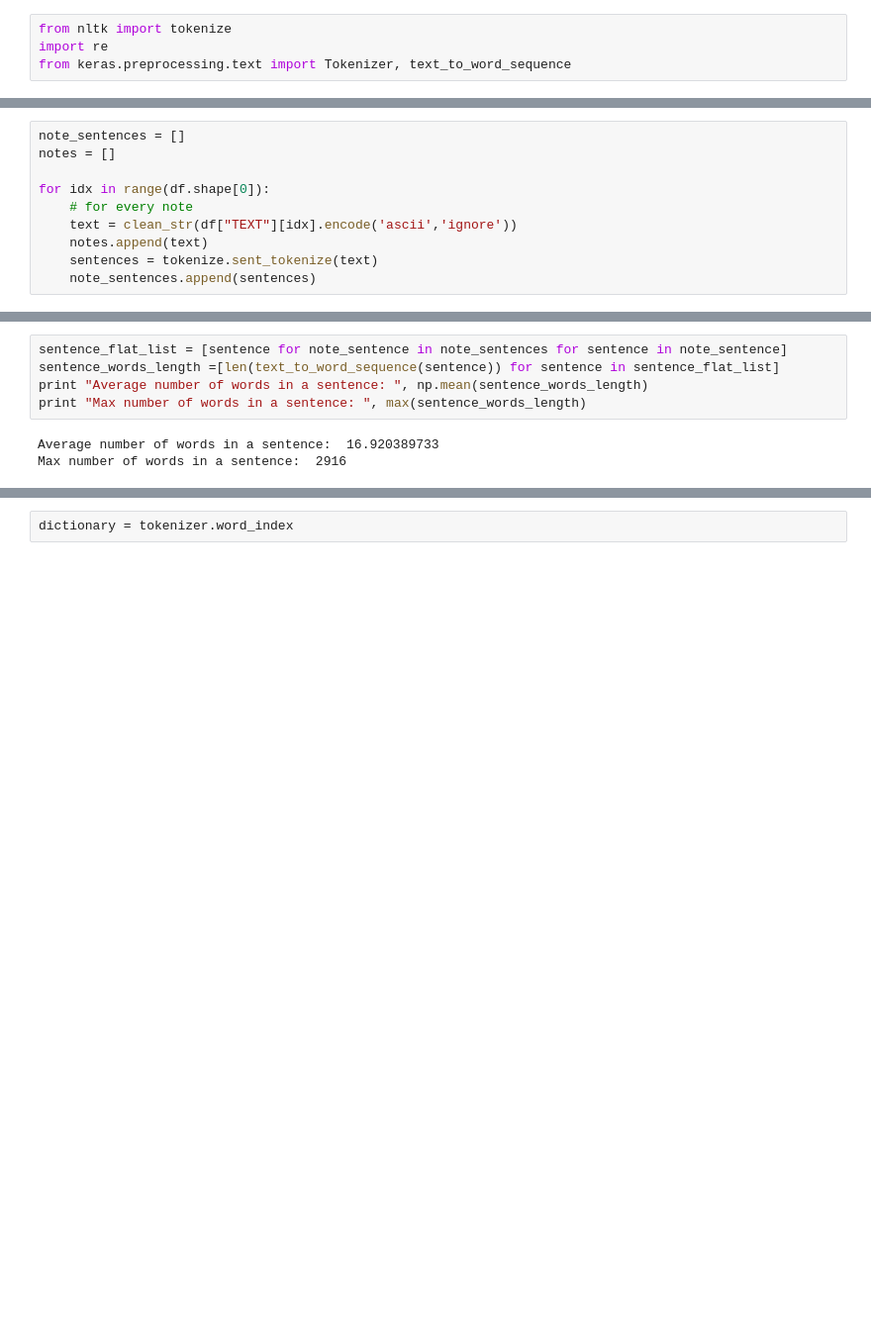
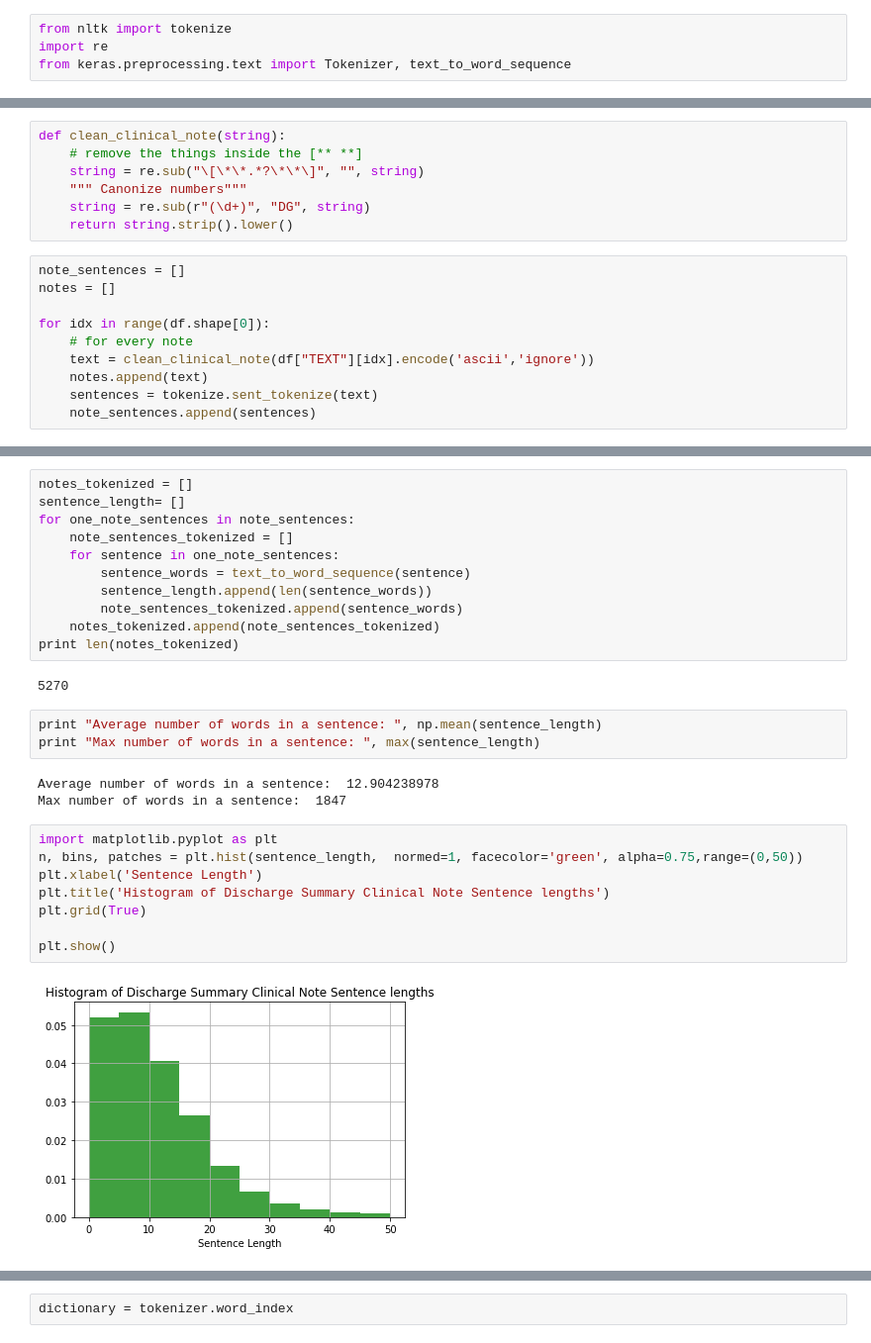
Before and after one commit to letslego/W266-ProjectMIMIC, a Jupyter notebook: pipeline/icd9_hatt_workbook.ipynb, the cells around one changed output, grey strips where cells are left out. Shown: that part at 99% size. Saved outputs shown, nothing was run; the diff lists cells and outputs as text; blank space fills up the shorter version.

```diff
--- a/pipeline/icd9_hatt_workbook.ipynb
+++ b/pipeline/icd9_hatt_workbook.ipynb
@@ -92,10 +61,17 @@ def clean_str(string):
+# %%
+def clean_clinical_note(string):
+    # remove the things inside the [** **]
+    string = re.sub("\[\*\*.*?\*\*\]", "", string)
+    """ Canonize numbers"""
+    string = re.sub(r"(\d+)", "DG", string)
+    return string.strip().lower()
 # %%
 note_sentences = []
 notes = []
 
 for idx in range(df.shape[0]):
     # for every note
-    text = clean_str(df["TEXT"][idx].encode('ascii','ignore'))
+    text = clean_clinical_note(df["TEXT"][idx].encode('ascii','ignore'))
     notes.append(text)
     sentences = tokenize.sent_tokenize(text)
     note_sentences.append(sentences)
@@ -123,9 +104,30 @@ sum(np.array(note_sentences_length) > 150)
+# %%
+notes_tokenized = []
+sentence_length= []
+for one_note_sentences in note_sentences:
+    note_sentences_tokenized = []
+    for sentence in one_note_sentences:
+        sentence_words = text_to_word_sequence(sentence)
+        sentence_length.append(len(sentence_words))
+        note_sentences_tokenized.append(sentence_words)
+    notes_tokenized.append(note_sentences_tokenized)
+print len(notes_tokenized)
+# %% [output]
+5270
 # %%
-sentence_flat_list = [sentence for note_sentence in note_sentences for sentence in note_sentence]
-sentence_words_length =[len(text_to_word_sequence(sentence)) for sentence in sentence_flat_list]
-print "Average number of words in a sentence: ", np.mean(sentence_words_length)
-print "Max number of words in a sentence: ", max(sentence_words_length)
+print "Average number of words in a sentence: ", np.mean(sentence_length)
+print "Max number of words in a sentence: ", max(sentence_length)
 # %% [output]
-Average number of words in a sentence:  16.920389733
-Max number of words in a sentence:  2916
+Average number of words in a sentence:  12.904238978
+Max number of words in a sentence:  1847
+# %%
+import matplotlib.pyplot as plt
+n, bins, patches = plt.hist(sentence_length,  normed=1, facecolor='green', alpha=0.75,range=(0,50))
+plt.xlabel('Sentence Length')
+plt.title('Histogram of Discharge Summary Clinical Note Sentence lengths')
+plt.grid(True)
+
+plt.show()
+# %% [output]
+[figure, added]
 # %%
```
Also changed, not shown: parts of 23 cells of this notebook, 1 other file.
